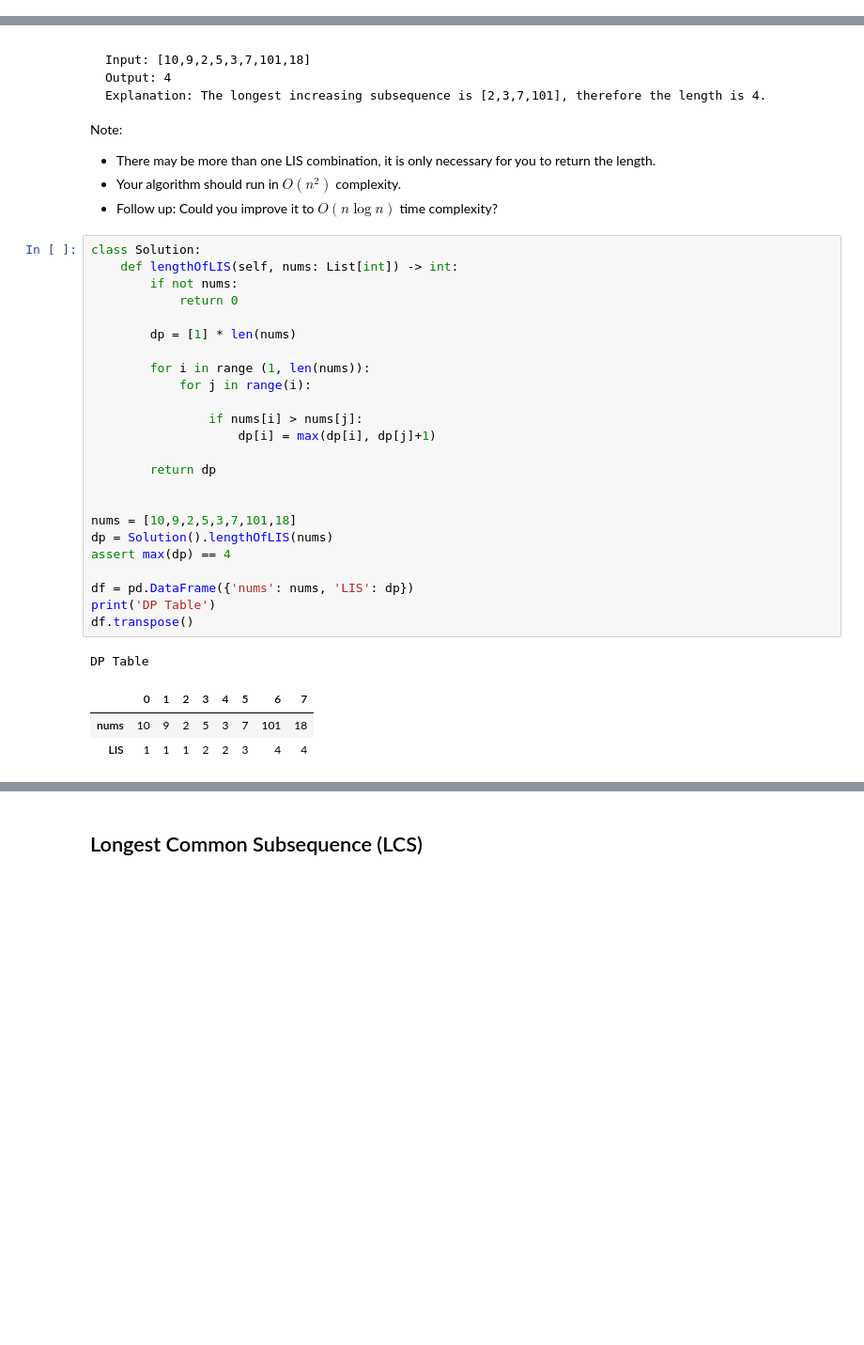
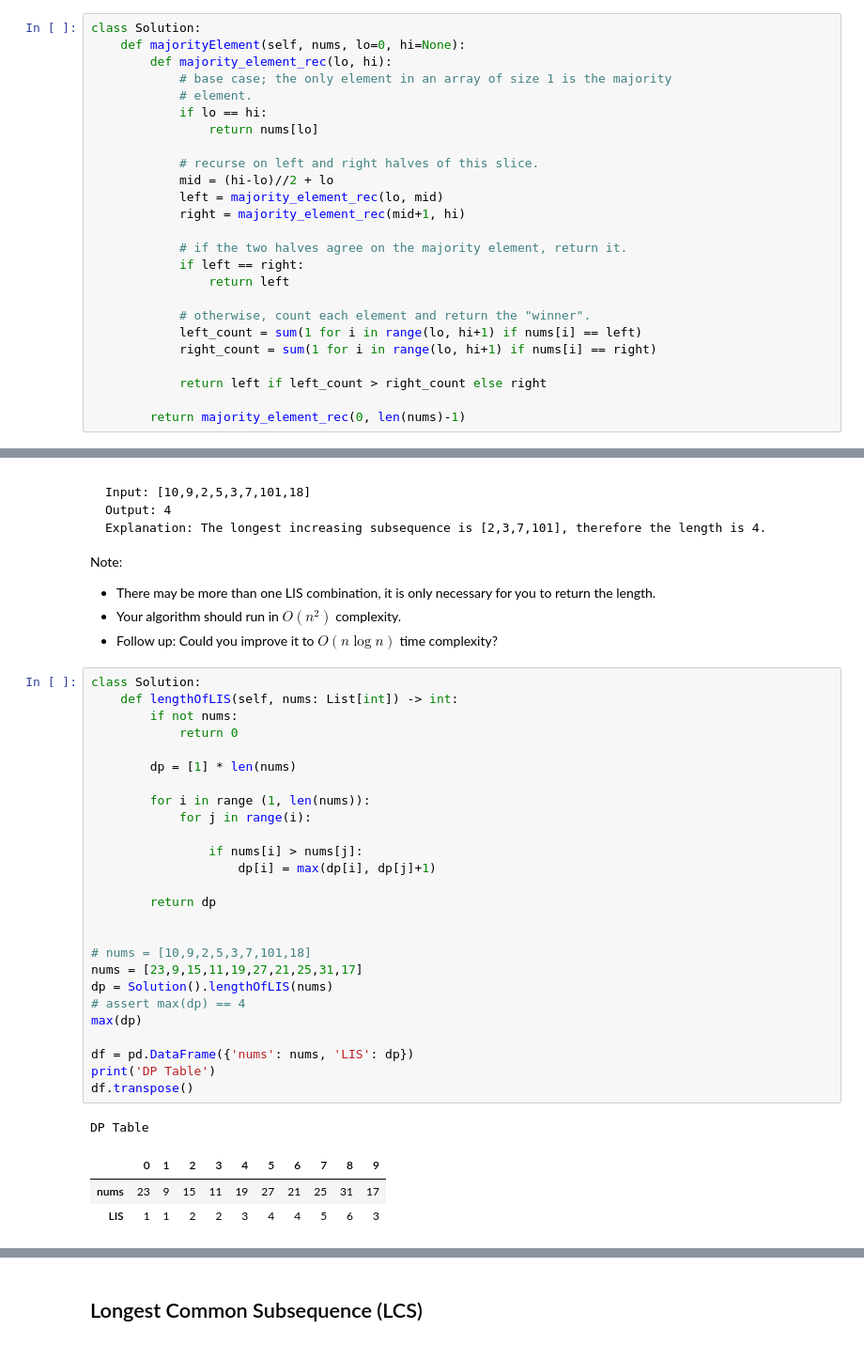
Before and after one commit to kaihirota/Problem-Solving, a Jupyter notebook: Algorithms.ipynb, the cells around one changed output, grey strips where cells are left out. Shown: that part at 94% size. Drawn from its saved outputs; the diff is of its cells as text; blank space fills up the shorter version.

```diff
--- a/Algorithms.ipynb
+++ b/Algorithms.ipynb
@@ -638,0 +710,25 @@ def karat(x,y):
+# %%
+class Solution:
+    def majorityElement(self, nums, lo=0, hi=None):
+        def majority_element_rec(lo, hi):
+            # base case; the only element in an array of size 1 is the majority
+            # element.
+            if lo == hi:
+                return nums[lo]
+
+            # recurse on left and right halves of this slice.
+            mid = (hi-lo)//2 + lo
+            left = majority_element_rec(lo, mid)
+            right = majority_element_rec(mid+1, hi)
+
+            # if the two halves agree on the majority element, return it.
+            if left == right:
+                return left
+
+            # otherwise, count each element and return the "winner".
+            left_count = sum(1 for i in range(lo, hi+1) if nums[i] == left)
+            right_count = sum(1 for i in range(lo, hi+1) if nums[i] == right)
+
+            return left if left_count > right_count else right
+
+        return majority_element_rec(0, len(nums)-1)
@@ -962,29 +1060,31 @@ Note:
 # %%
 class Solution:
     def lengthOfLIS(self, nums: List[int]) -> int:
         if not nums:
             return 0
 
         dp = [1] * len(nums)
 
         for i in range (1, len(nums)):
             for j in range(i):
 
                 if nums[i] > nums[j]:
                     dp[i] = max(dp[i], dp[j]+1)
 
         return dp
 
 
-nums = [10,9,2,5,3,7,101,18]
+# nums = [10,9,2,5,3,7,101,18]
+nums = [23,9,15,11,19,27,21,25,31,17]
 dp = Solution().lengthOfLIS(nums)
-assert max(dp) == 4
+# assert max(dp) == 4
+max(dp)
 
 df = pd.DataFrame({'nums': nums, 'LIS': dp})
 print('DP Table')
 df.transpose()
 # %% [output]
 DP Table
-|  | 0 | 1 | 2 | 3 | 4 | 5 | 6 | 7 |
-| nums | 10 | 9 | 2 | 5 | 3 | 7 | 101 | 18 |
-| LIS | 1 | 1 | 1 | 2 | 2 | 3 | 4 | 4 |
+|  | 0 | 1 | 2 | 3 | 4 | 5 | 6 | 7 | 8 | 9 |
+| nums | 23 | 9 | 15 | 11 | 19 | 27 | 21 | 25 | 31 | 17 |
+| LIS | 1 | 1 | 2 | 2 | 3 | 4 | 4 | 5 | 6 | 3 |
```
Also changed, not shown: parts of 43 cells of this notebook, 20 other files.
